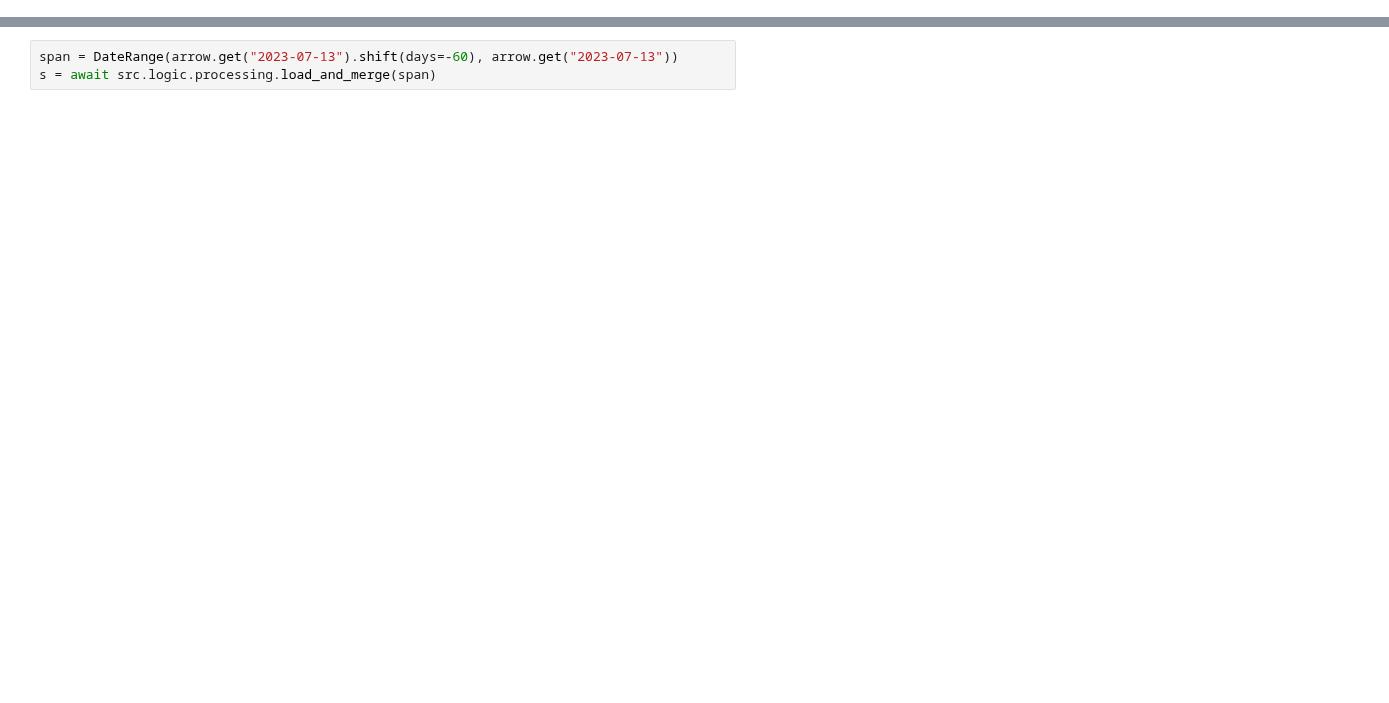
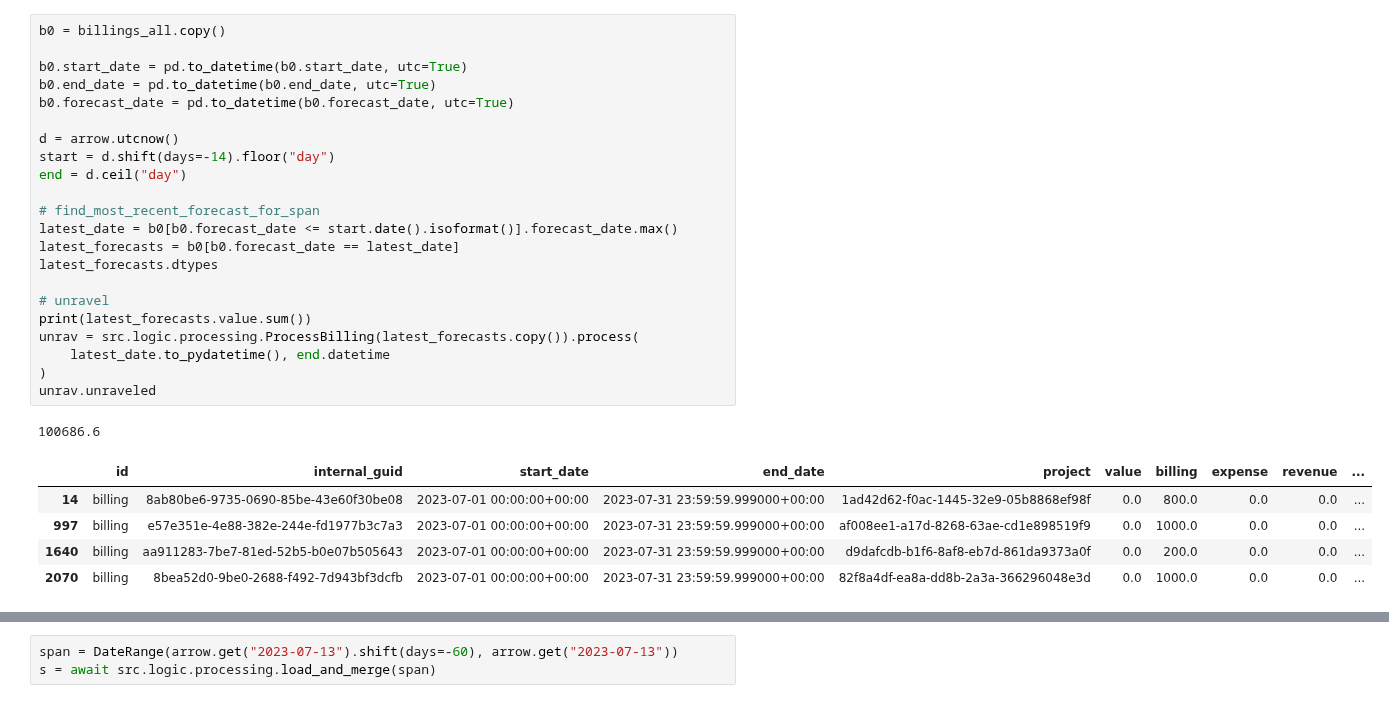
Before and after one commit to vreima/tie-dashboard, a Jupyter notebook: testing-notebook.ipynb, the cells around one changed output, grey strips where cells are left out. Cells and saved outputs as stored; diff of their text form; blank space fills up the shorter version.

```diff
--- a/testing-notebook.ipynb
+++ b/testing-notebook.ipynb
@@ -37,0 +86,29 @@ DataTransformerRegistry.enable('default')
+# %%
+b0 = billings_all.copy()
+
+b0.start_date = pd.to_datetime(b0.start_date, utc=True)
+b0.end_date = pd.to_datetime(b0.end_date, utc=True)
+b0.forecast_date = pd.to_datetime(b0.forecast_date, utc=True)
+
+d = arrow.utcnow()
+start = d.shift(days=-14).floor("day")
+end = d.ceil("day")
+
+# find_most_recent_forecast_for_span
+latest_date = b0[b0.forecast_date <= start.date().isoformat()].forecast_date.max()
+latest_forecasts = b0[b0.forecast_date == latest_date]
+latest_forecasts.dtypes
+
+# unravel
+print(latest_forecasts.value.sum())
+unrav = src.logic.processing.ProcessBilling(latest_forecasts.copy()).process(
+    latest_date.to_pydatetime(), end.datetime
+)
+unrav.unraveled
+# %% [output]
+100686.6
+|  | id | internal_guid | start_date | end_date | project | value | billing | expense | revenue | ... |
+| 14 | billing | 8ab80be6-9735-0690-85be-43e60f30be08 | 2023-07-01 00:00:00+00:00 | 2023-07-31 23:59:59.999000+00:00 | 1ad42d62-f0ac-1445-32e9-05b8868ef98f | 0.0 | 800.0 | 0.0 | 0.0 | ... |
+| 997 | billing | e57e351e-4e88-382e-244e-fd1977b3c7a3 | 2023-07-01 00:00:00+00:00 | 2023-07-31 23:59:59.999000+00:00 | af008ee1-a17d-8268-63ae-cd1e898519f9 | 0.0 | 1000.0 | 0.0 | 0.0 | ... |
+| 1640 | billing | aa911283-7be7-81ed-52b5-b0e07b505643 | 2023-07-01 00:00:00+00:00 | 2023-07-31 23:59:59.999000+00:00 | d9dafcdb-b1f6-8af8-eb7d-861da9373a0f | 0.0 | 200.0 | 0.0 | 0.0 | ... |
+| 2070 | billing | 8bea52d0-9be0-2688-f492-7d943bf3dcfb | 2023-07-01 00:00:00+00:00 | 2023-07-31 23:59:59.999000+00:00 | 82f8a4df-ea8a-dd8b-2a3a-366296048e3d | 0.0 | 1000.0 | 0.0 | 0.0 | ... |
```
Also changed, not shown: parts of 5 cells of this notebook, 11 other files.
